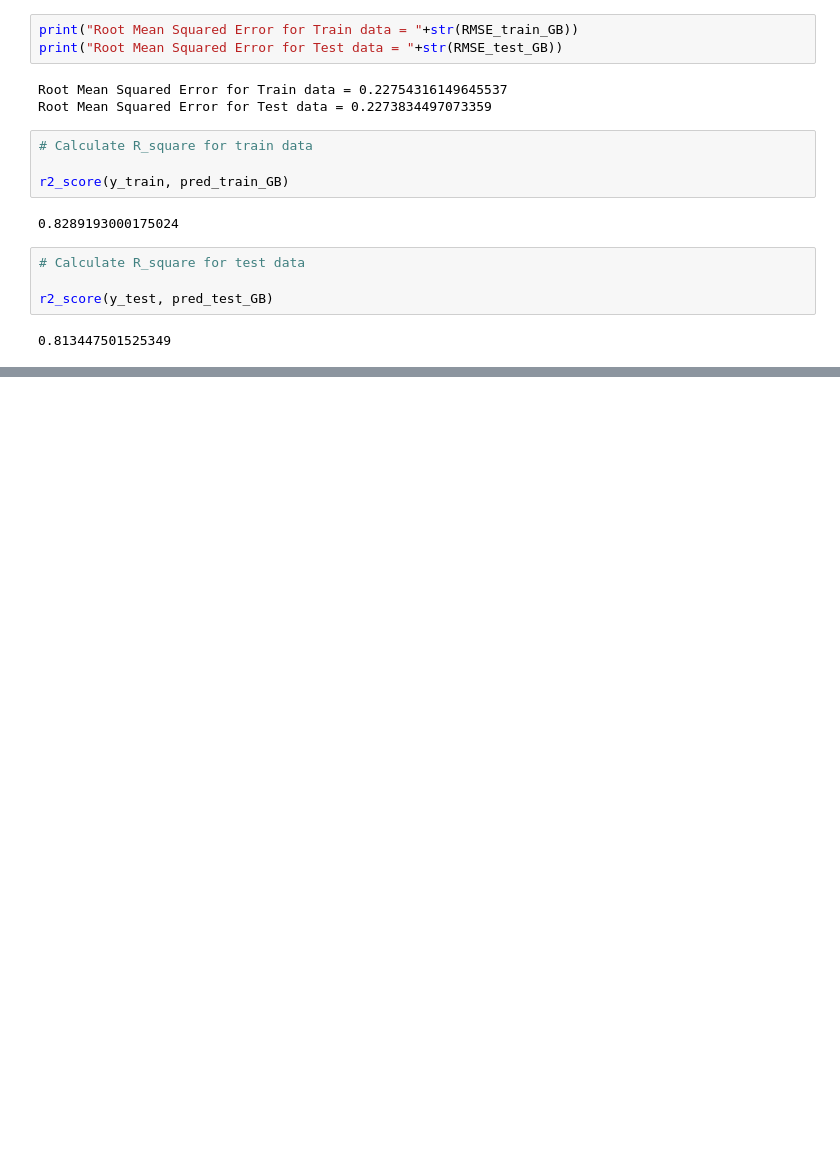
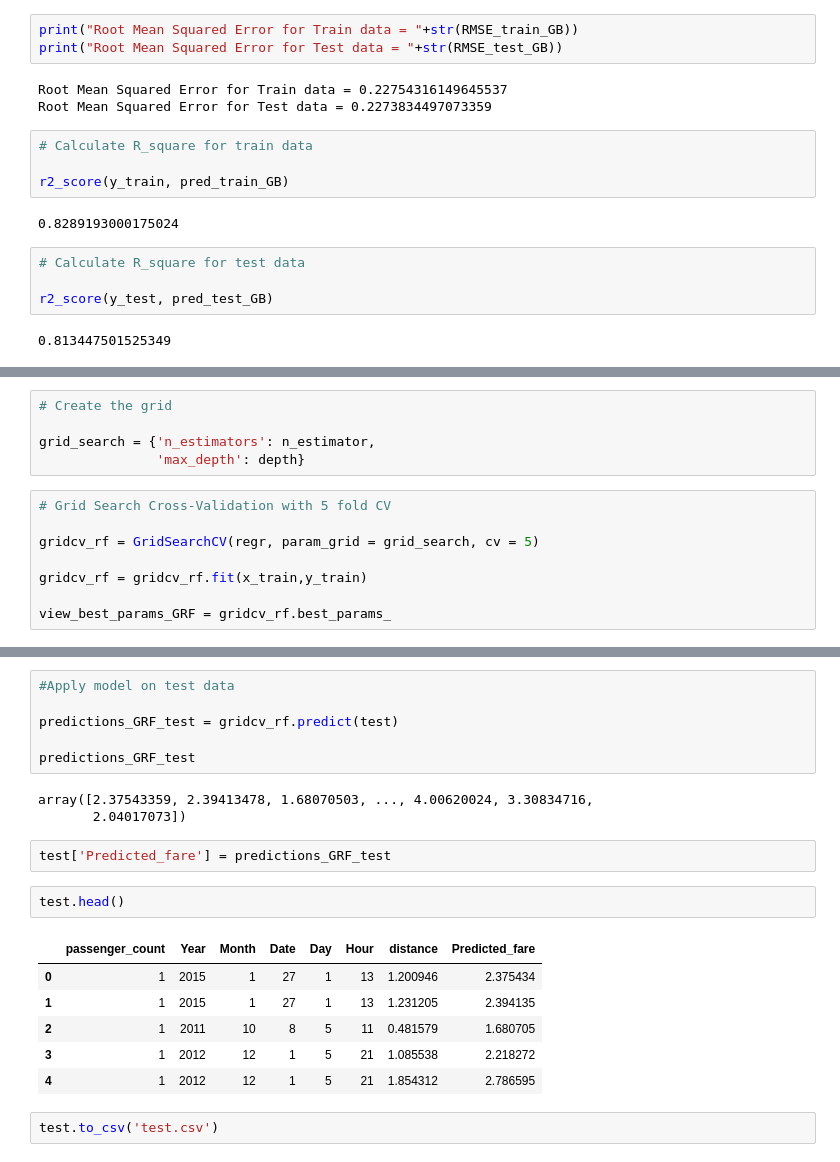
Before and after one commit to aditya2005-code/Cab_Fare_Prediction, a Jupyter notebook: predictor.ipynb, the cells around one changed output, grey strips where cells are left out. Drawn from its saved outputs; the diff is of its cells as text; blank space fills up the shorter version.

Commit message:
Add complete trained model

```diff
--- a/predictor.ipynb
+++ b/predictor.ipynb
@@ -1045,0 +1304,13 @@ r2_score(y_test, pred_test_GB)
+# %%
+# Create the grid
+
+grid_search = {'n_estimators': n_estimator,
+               'max_depth': depth}
+# %%
+# Grid Search Cross-Validation with 5 fold CV
+
+gridcv_rf = GridSearchCV(regr, param_grid = grid_search, cv = 5)
+
+gridcv_rf = gridcv_rf.fit(x_train,y_train)
+
+view_best_params_GRF = gridcv_rf.best_params_
@@ -1045,0 +1328,22 @@ r2_score(y_test, pred_test_GB)
+# %%
+#Apply model on test data
+
+predictions_GRF_test = gridcv_rf.predict(test)
+
+predictions_GRF_test
+# %% [output]
+array([2.37543359, 2.39413478, 1.68070503, ..., 4.00620024, 3.30834716,
+       2.04017073])
+# %%
+test['Predicted_fare'] = predictions_GRF_test
+# %%
+test.head()
+# %% [output]
+|  | passenger_count | Year | Month | Date | Day | Hour | distance | Predicted_fare |
+| 0 | 1 | 2015 | 1 | 27 | 1 | 13 | 1.200946 | 2.375434 |
+| 1 | 1 | 2015 | 1 | 27 | 1 | 13 | 1.231205 | 2.394135 |
+| 2 | 1 | 2011 | 10 | 8 | 5 | 11 | 0.481579 | 1.680705 |
+| 3 | 1 | 2012 | 12 | 1 | 5 | 21 | 1.085538 | 2.218272 |
+| 4 | 1 | 2012 | 12 | 1 | 5 | 21 | 1.854312 | 2.786595 |
+# %%
+test.to_csv('test.csv')
```
Also changed, not shown: parts of 31 cells of this notebook.
